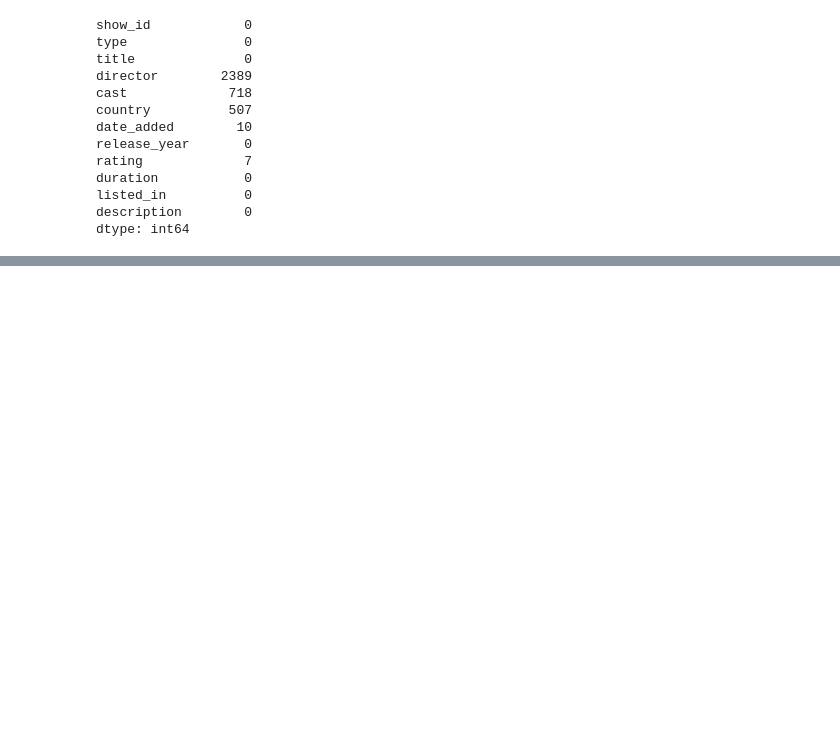
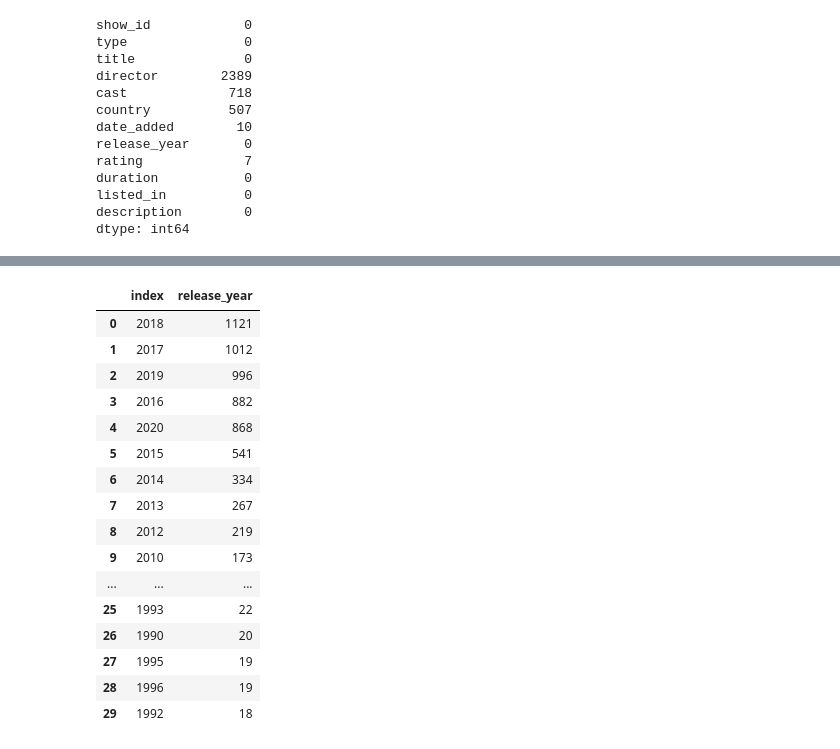
Before and after one commit to MadhurAwasthi/NETFLIX-MOVIES-AND-TV-SHOWS-CLUSTERING-UNSUPERVISED-ML, a Jupyter notebook: NETFLIX_MOVIES_AND_TV_SHOWS_CLUSTERING.ipynb, the cells around one changed output, grey strips where cells are left out. Cells and saved outputs as stored; diff of their text form; code cells hidden in the pictures; blank space fills up the shorter version.

```diff
--- a/NETFLIX_MOVIES_AND_TV_SHOWS_CLUSTERING.ipynb
+++ b/NETFLIX_MOVIES_AND_TV_SHOWS_CLUSTERING.ipynb
@@ -507,0 +491,21 @@ plt.show()
+# %%
+#check total number of tv shows and movies year wise
+df['release_year'].value_counts().reset_index().head(30)
+# %% [output]
+|  | index | release_year |
+| 0 | 2018 | 1121 |
+| 1 | 2017 | 1012 |
+| 2 | 2019 | 996 |
+| 3 | 2016 | 882 |
+| 4 | 2020 | 868 |
+| 5 | 2015 | 541 |
+| 6 | 2014 | 334 |
+| 7 | 2013 | 267 |
+| 8 | 2012 | 219 |
+| 9 | 2010 | 173 |
+| ... | ... | ... |
+| 25 | 1993 | 22 |
+| 26 | 1990 | 20 |
+| 27 | 1995 | 19 |
+| 28 | 1996 | 19 |
+| 29 | 1992 | 18 |
```
Also changed, not shown: parts of 12 cells of this notebook.
